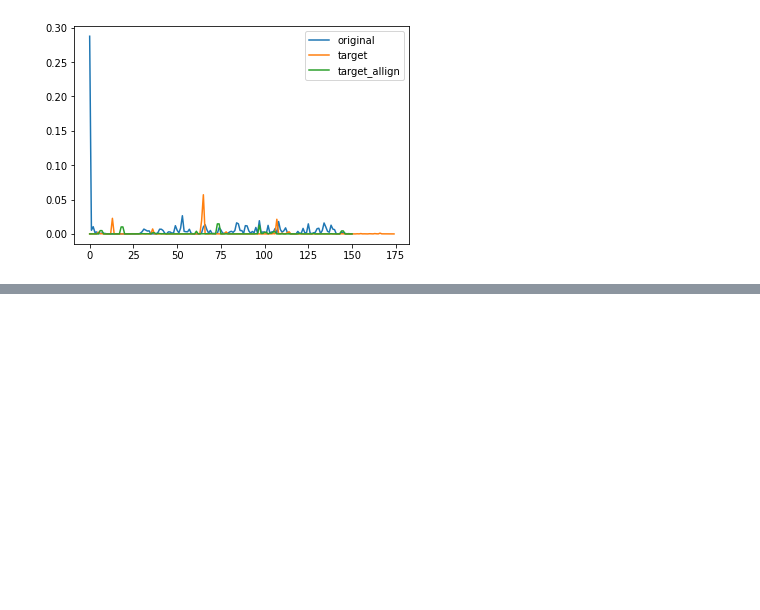
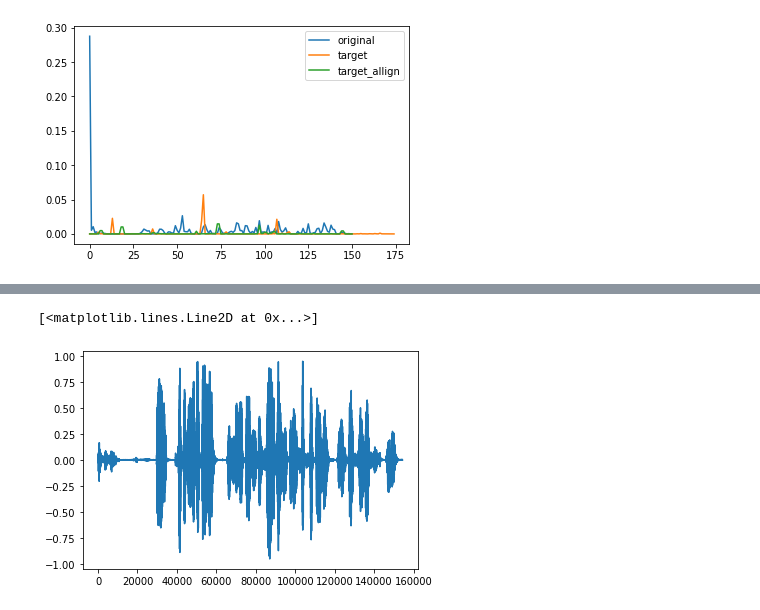
Before and after one commit to TUdayKiranReddy/audio_translation_with_prosody_modification, a Jupyter notebook: Scripts/dtw/unequal/melspect_dtw_allgin.ipynb, the cells around one changed output, grey strips where cells are left out. Saved outputs shown, nothing was run; the diff lists cells and outputs as text; code cells hidden in the pictures; blank space fills up the shorter version.

```diff
--- a/Scripts/dtw/unequal/melspect_dtw_allgin.ipynb
+++ b/Scripts/dtw/unequal/melspect_dtw_allgin.ipynb
@@ -95,0 +126,5 @@ plt.legend()
+# %%
+plt.plot(ref_data)
+# %% [output]
+[<matplotlib.lines.Line2D at 0x...>]
+[figure, added]
```
Also changed, not shown: parts of 14 cells of this notebook, 9 other files.
